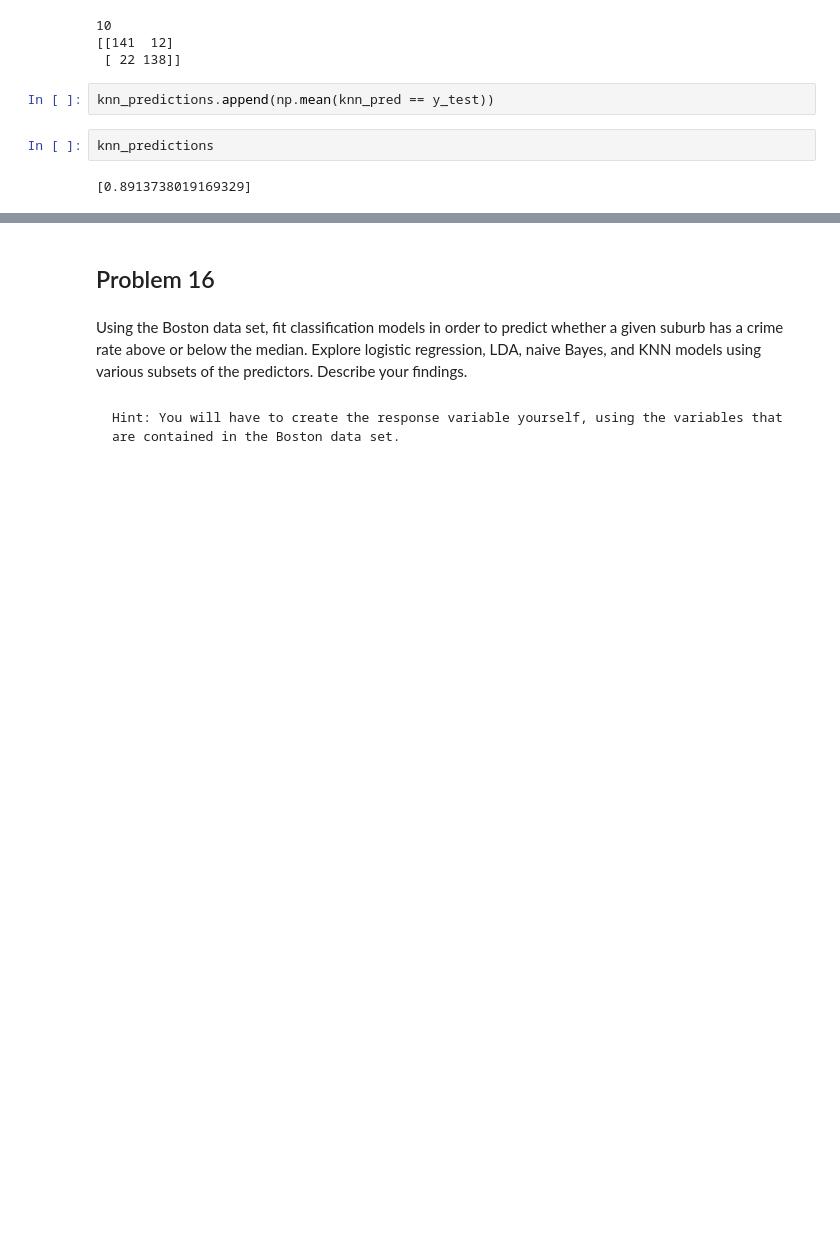
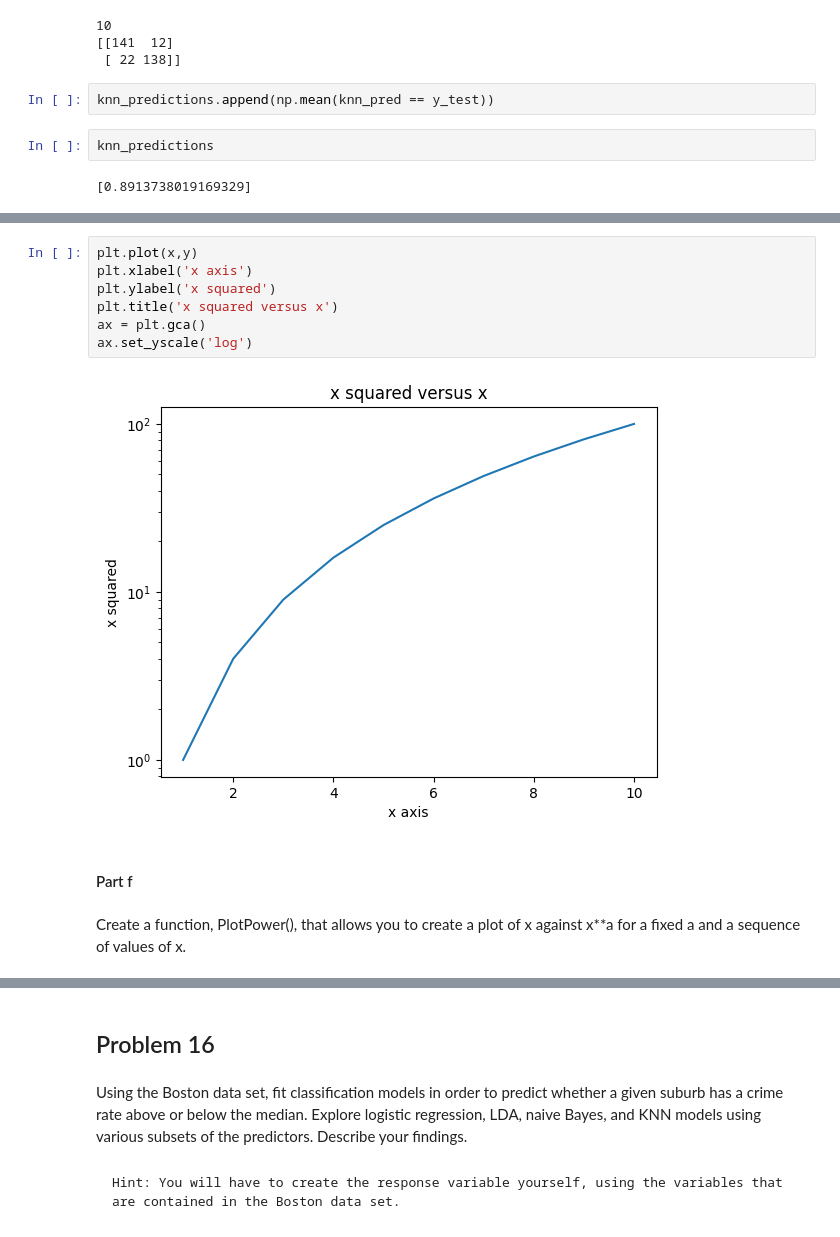
Before and after one commit to kmerkl22/k-s-ISL, a Jupyter notebook: Notebooks/Ch04K-ISLexercises.ipynb, the cells around one changed output, grey strips where cells are left out. Cells and saved outputs as stored; diff of their text form; blank space fills up the shorter version.

```diff
--- a/Notebooks/Ch04K-ISLexercises.ipynb
+++ b/Notebooks/Ch04K-ISLexercises.ipynb
@@ -282,0 +385,13 @@ knn_predictions
+# %%
+plt.plot(x,y)
+plt.xlabel('x axis')
+plt.ylabel('x squared')
+plt.title('x squared versus x')
+ax = plt.gca()
+ax.set_yscale('log')
+# %% [output]
+[figure, added]
+# %% [markdown]
+#### Part f
+# %% [markdown]
+Create a function, PlotPower(), that allows you to create a plot of x against x**a for a fixed a and a sequence of values of x.
```
Also changed, not shown: parts of 34 cells of this notebook.
